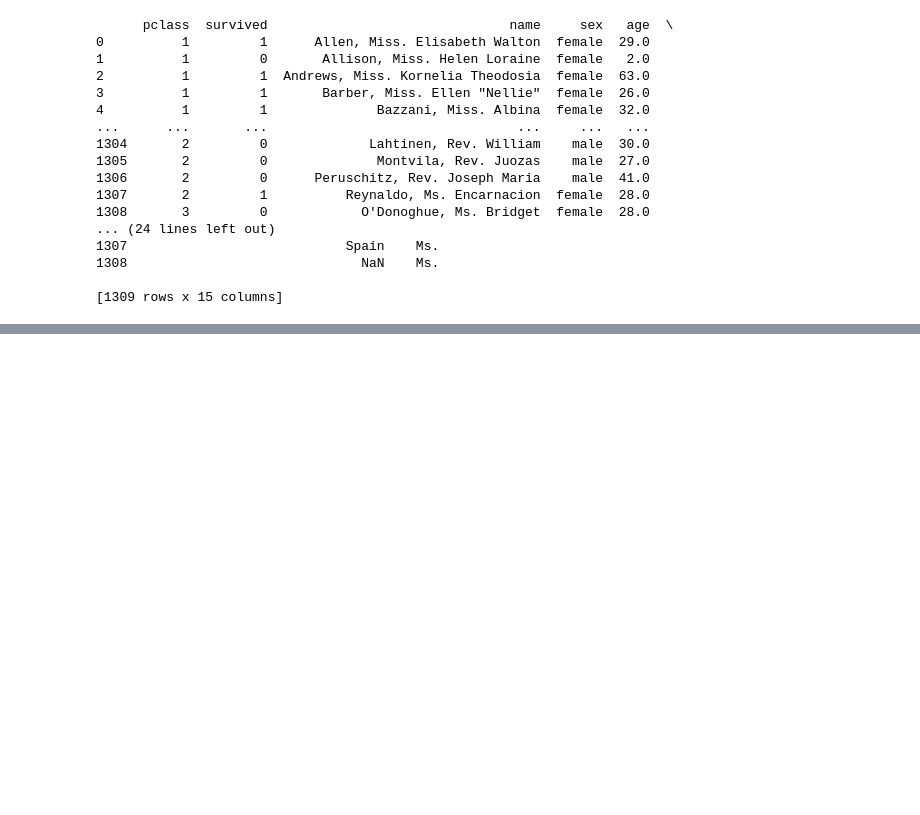
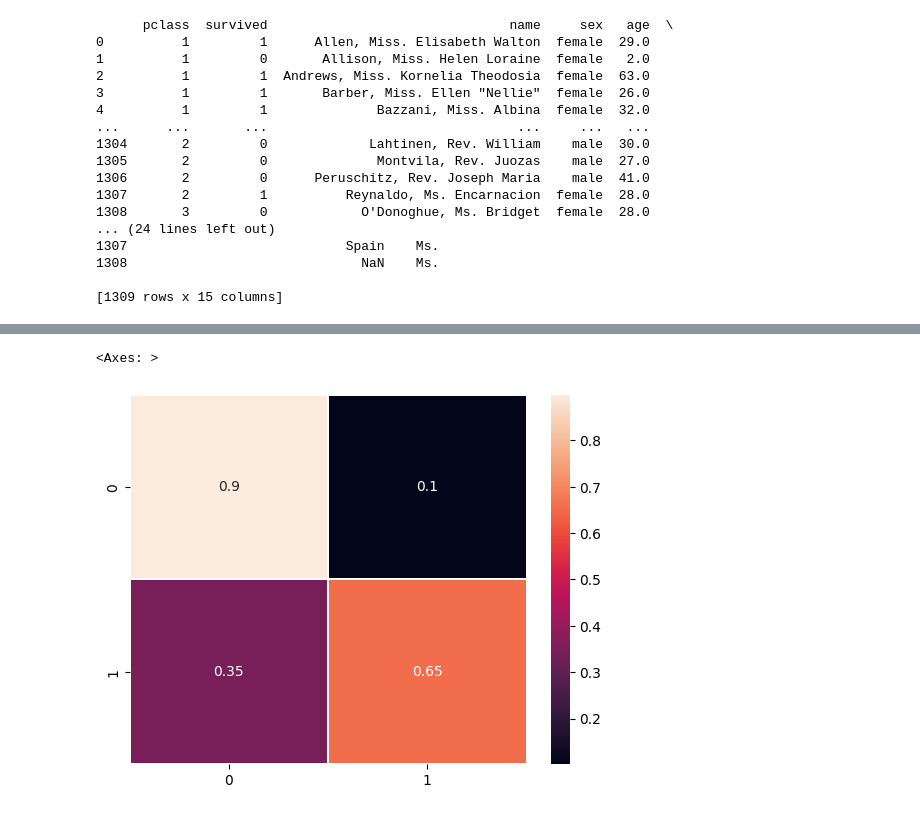
Before and after one commit to emre-ekici2/Group-2-CloudAI, a Jupyter notebook: Titanic/Titanic.ipynb, the cells around one changed output, grey strips where cells are left out. Drawn from its saved outputs; the diff is of its cells as text; code cells hidden in the pictures; blank space fills up the shorter version.

```diff
--- a/Titanic/Titanic.ipynb
+++ b/Titanic/Titanic.ipynb
@@ -262,0 +360,7 @@ print(df.head())
+# %%
+#Create normalized Confusion Matrix
+rf_cm_normalized = rf_cm.astype('float') / rf_cm.sum(axis=1)[:, np.newaxis]
+sns.heatmap(rf_cm_normalized, annot=True, linewidths = 0.01)
+# %% [output]
+<Axes: >
+[figure, added]
```
Also changed, not shown: parts of 20 cells of this notebook.
